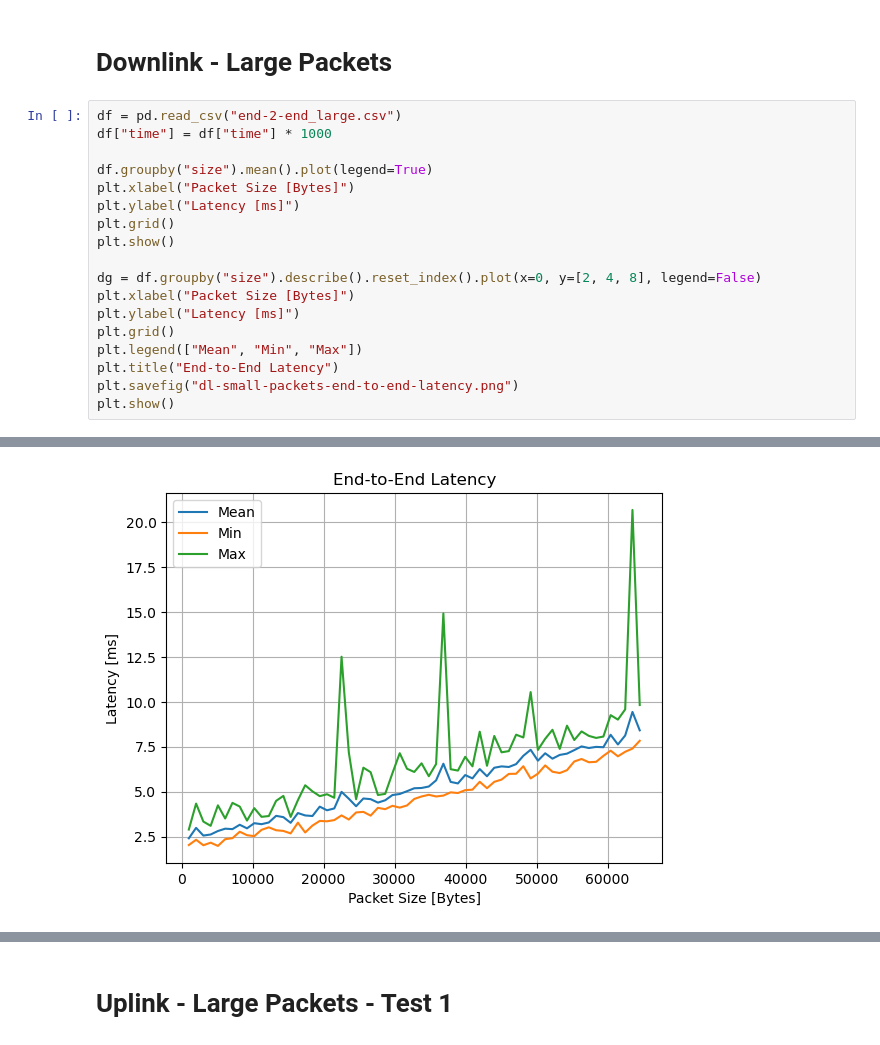
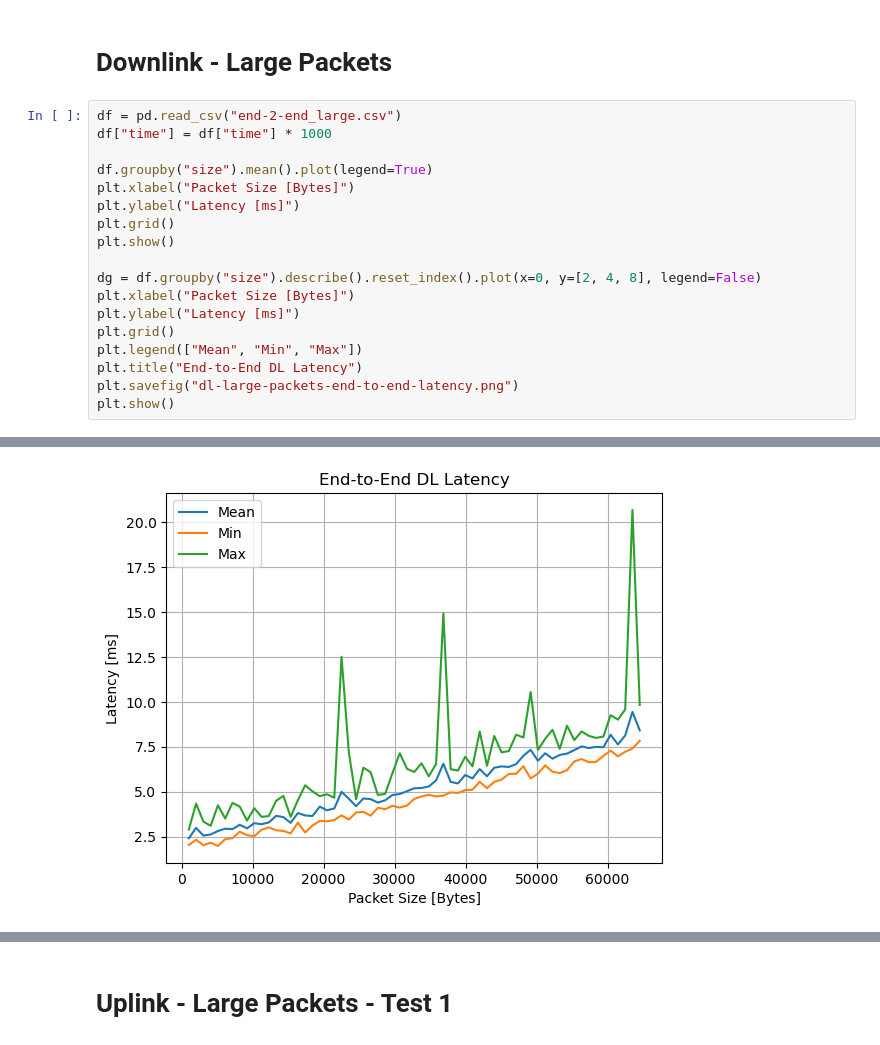
Before and after one commit to AAUCrisp/P8-ORAN-Delays, a Jupyter notebook: End-2-End/end-to-end-anal.ipynb, the cells around one changed output, grey strips where cells are left out. Cells and saved outputs as stored; diff of their text form.

```diff
--- a/End-2-End/end-to-end-anal.ipynb
+++ b/End-2-End/end-to-end-anal.ipynb
@@ -31,21 +31,21 @@ plt.show()
 # %%
 df = pd.read_csv("end-2-end_large.csv")
 df["time"] = df["time"] * 1000
 
 df.groupby("size").mean().plot(legend=True)
 plt.xlabel("Packet Size [Bytes]")
 plt.ylabel("Latency [ms]")
 plt.grid()
 plt.show()
 
 dg = df.groupby("size").describe().reset_index().plot(x=0, y=[2, 4, 8], legend=False)
 plt.xlabel("Packet Size [Bytes]")
 plt.ylabel("Latency [ms]")
 plt.grid()
 plt.legend(["Mean", "Min", "Max"])
-plt.title("End-to-End Latency")
-plt.savefig("dl-small-packets-end-to-end-latency.png")
+plt.title("End-to-End DL Latency")
+plt.savefig("dl-large-packets-end-to-end-latency.png")
 plt.show()
 # %% [output]
 [figure]
-[figure, old version]
+[figure, new version]
```
Also changed, not shown: parts of 3 cells of this notebook, 1 other file.
